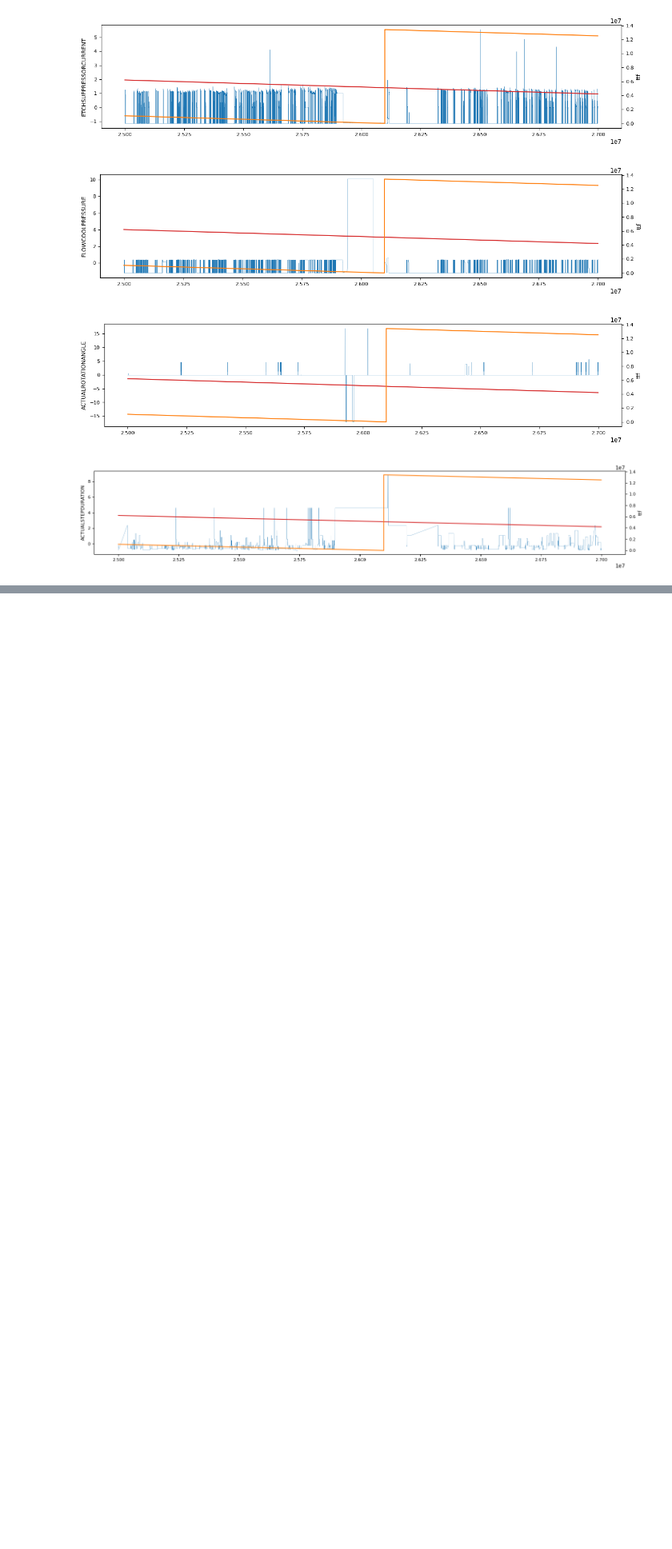
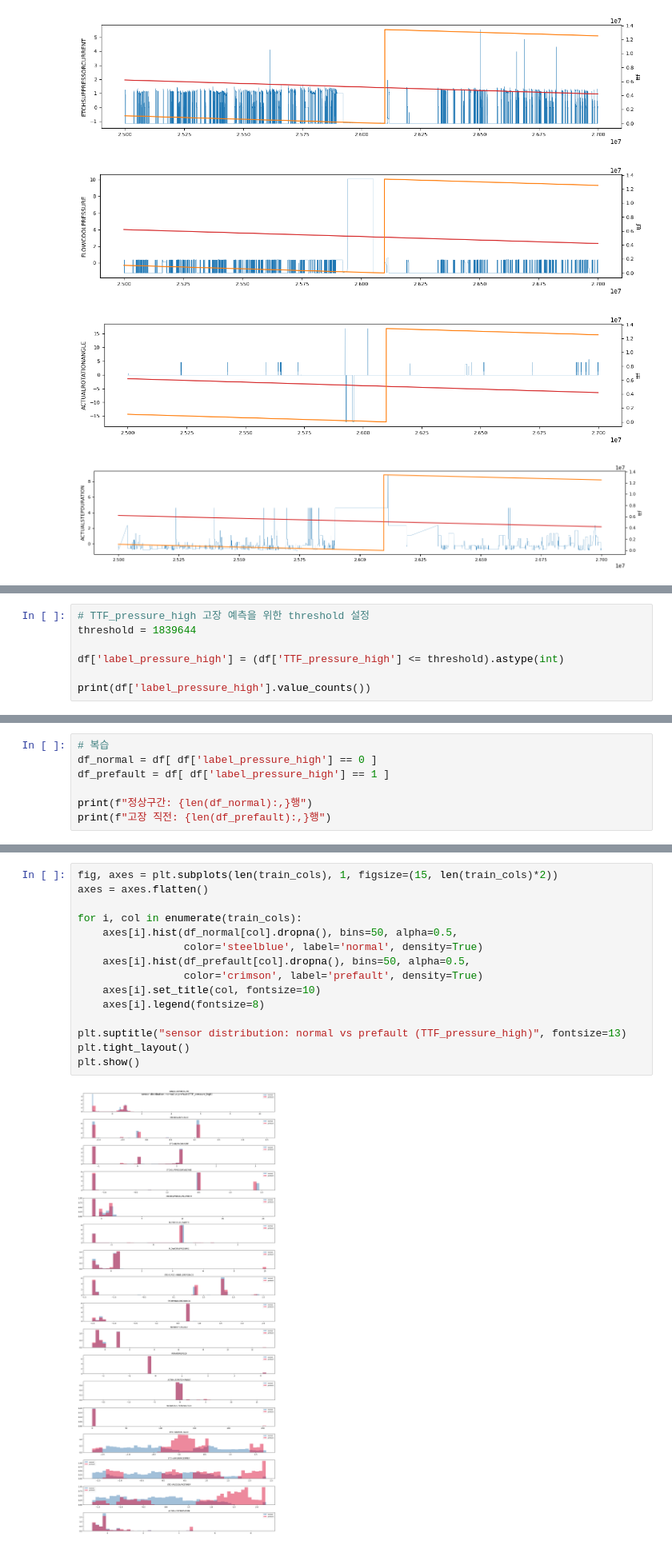
Before and after one commit to YoungJang-KR/semiconductor-fault-detection, a Jupyter notebook: 01_practice02.ipynb, the cells around one changed output, grey strips where cells are left out. Shown at 80% size. Cells and saved outputs as stored; diff of their text form; blank space fills up the shorter version.

Commit message:
EDA complete: normal vs pre-fault distribution comparison focused on TTF_pressure_high

```diff
--- a/01_practice02.ipynb
+++ b/01_practice02.ipynb
@@ -116,0 +175,7 @@ plt.show()
+# %%
+# TTF_pressure_high 고장 예측을 위한 threshold 설정
+threshold = 1839644
+
+df['label_pressure_high'] = (df['TTF_pressure_high'] <= threshold).astype(int)
+
+print(df['label_pressure_high'].value_counts())
@@ -116,0 +187,7 @@ plt.show()
+# %%
+# 복습
+df_normal = df[ df['label_pressure_high'] == 0 ]
+df_prefault = df[ df['label_pressure_high'] == 1 ]
+
+print(f"정상구간: {len(df_normal):,}행")
+print(f"고장 직전: {len(df_prefault):,}행")
@@ -116,0 +220,17 @@ plt.show()
+# %%
+fig, axes = plt.subplots(len(train_cols), 1, figsize=(15, len(train_cols)*2))
+axes = axes.flatten()
+
+for i, col in enumerate(train_cols):
+    axes[i].hist(df_normal[col].dropna(), bins=50, alpha=0.5,
+                 color='steelblue', label='normal', density=True)
+    axes[i].hist(df_prefault[col].dropna(), bins=50, alpha=0.5,
+                 color='crimson', label='prefault', density=True)
+    axes[i].set_title(col, fontsize=10)
+    axes[i].legend(fontsize=8)
+
+plt.suptitle("sensor distribution: normal vs prefault (TTF_pressure_high)", fontsize=13)
+plt.tight_layout()
+plt.show()
+# %% [output]
+[figure, added]
```
Also changed, not shown: parts of 7 cells of this notebook.
